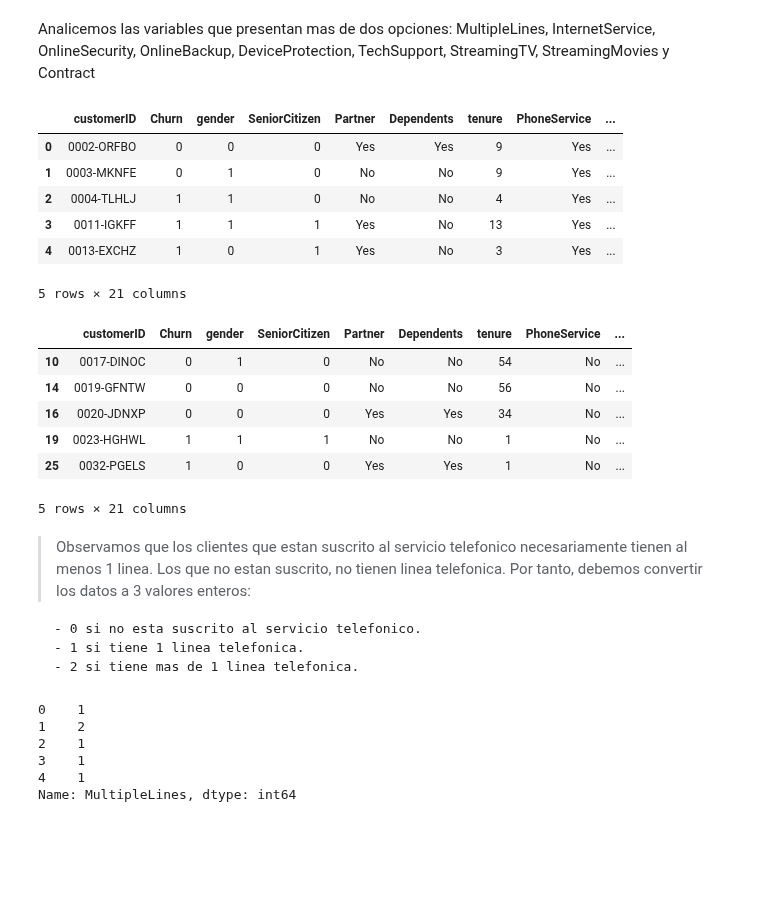
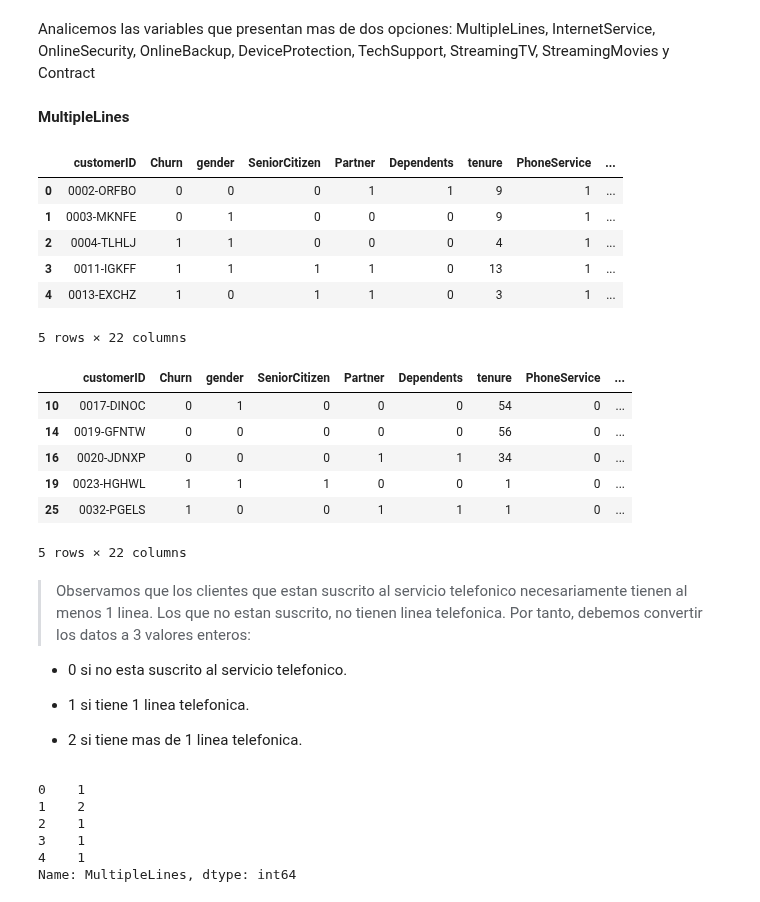
Before and after one commit to jbernalg/challenge_TelecomX, a Jupyter notebook: challenge_telecomx.ipynb, the cells around one changed output. Saved outputs shown, nothing was run; the diff lists cells and outputs as text; code cells hidden in the pictures; blank space fills up the shorter version.

```diff
--- a/challenge_telecomx.ipynb
+++ b/challenge_telecomx.ipynb
@@ -333,33 +351,37 @@ memory usage: 1.2+ MB
 - __PaperlessBilling:__ 1 si prefiere recibir la factura en linea, 0 en caso contrario.
 # %% [markdown]
 Analicemos las variables que presentan mas de dos opciones: MultipleLines, InternetService, OnlineSecurity, OnlineBackup, DeviceProtection, TechSupport, StreamingTV, StreamingMovies y Contract
+# %% [markdown]
+__MultipleLines__
 # %%
 # analisis MultipleLines
-df_exp[df_exp['PhoneService'] == 'Yes'].head()
+df_exp[df_exp['PhoneService'] == 1].head()
 # %% [output]
 |  | customerID | Churn | gender | SeniorCitizen | Partner | Dependents | tenure | PhoneService | ... |
-| 0 | 0002-ORFBO | 0 | 0 | 0 | Yes | Yes | 9 | Yes | ... |
-| 1 | 0003-MKNFE | 0 | 1 | 0 | No | No | 9 | Yes | ... |
-| 2 | 0004-TLHLJ | 1 | 1 | 0 | No | No | 4 | Yes | ... |
-| 3 | 0011-IGKFF | 1 | 1 | 1 | Yes | No | 13 | Yes | ... |
-| 4 | 0013-EXCHZ | 1 | 0 | 1 | Yes | No | 3 | Yes | ... |
+| 0 | 0002-ORFBO | 0 | 0 | 0 | 1 | 1 | 9 | 1 | ... |
+| 1 | 0003-MKNFE | 0 | 1 | 0 | 0 | 0 | 9 | 1 | ... |
+| 2 | 0004-TLHLJ | 1 | 1 | 0 | 0 | 0 | 4 | 1 | ... |
+| 3 | 0011-IGKFF | 1 | 1 | 1 | 1 | 0 | 13 | 1 | ... |
+| 4 | 0013-EXCHZ | 1 | 0 | 1 | 1 | 0 | 3 | 1 | ... |
-5 rows × 21 columns
+5 rows × 22 columns
 # %%
-df_exp[df_exp['PhoneService'] == 'No'].head()
+df_exp[df_exp['PhoneService'] == 0].head()
 # %% [output]
 |  | customerID | Churn | gender | SeniorCitizen | Partner | Dependents | tenure | PhoneService | ... |
-| 10 | 0017-DINOC | 0 | 1 | 0 | No | No | 54 | No | ... |
-| 14 | 0019-GFNTW | 0 | 0 | 0 | No | No | 56 | No | ... |
-| 16 | 0020-JDNXP | 0 | 0 | 0 | Yes | Yes | 34 | No | ... |
-| 19 | 0023-HGHWL | 1 | 1 | 1 | No | No | 1 | No | ... |
-| 25 | 0032-PGELS | 1 | 0 | 0 | Yes | Yes | 1 | No | ... |
+| 10 | 0017-DINOC | 0 | 1 | 0 | 0 | 0 | 54 | 0 | ... |
+| 14 | 0019-GFNTW | 0 | 0 | 0 | 0 | 0 | 56 | 0 | ... |
+| 16 | 0020-JDNXP | 0 | 0 | 0 | 1 | 1 | 34 | 0 | ... |
+| 19 | 0023-HGHWL | 1 | 1 | 1 | 0 | 0 | 1 | 0 | ... |
+| 25 | 0032-PGELS | 1 | 0 | 0 | 1 | 1 | 1 | 0 | ... |
-5 rows × 21 columns
+5 rows × 22 columns
 # %% [markdown]
 > Observamos que los clientes que estan suscrito al servicio telefonico necesariamente tienen al menos 1 linea. Los que no estan suscrito, no tienen linea telefonica. Por tanto, debemos convertir los datos a 3 valores enteros:
 
-    - 0 si no esta suscrito al servicio telefonico.
-    - 1 si tiene 1 linea telefonica.
-    - 2 si tiene mas de 1 linea telefonica.
+- 0 si no esta suscrito al servicio telefonico.
+
+- 1 si tiene 1 linea telefonica.
+
+- 2 si tiene mas de 1 linea telefonica.
 # %%
 df_exp['MultipleLines'] = df_exp['MultipleLines'].replace({'Yes':'2', 'No':'1', 'No phone service':'0'}).astype(np.int64)
 df_exp['MultipleLines'][:5]
```
Also changed, not shown: parts of 16 cells of this notebook.
